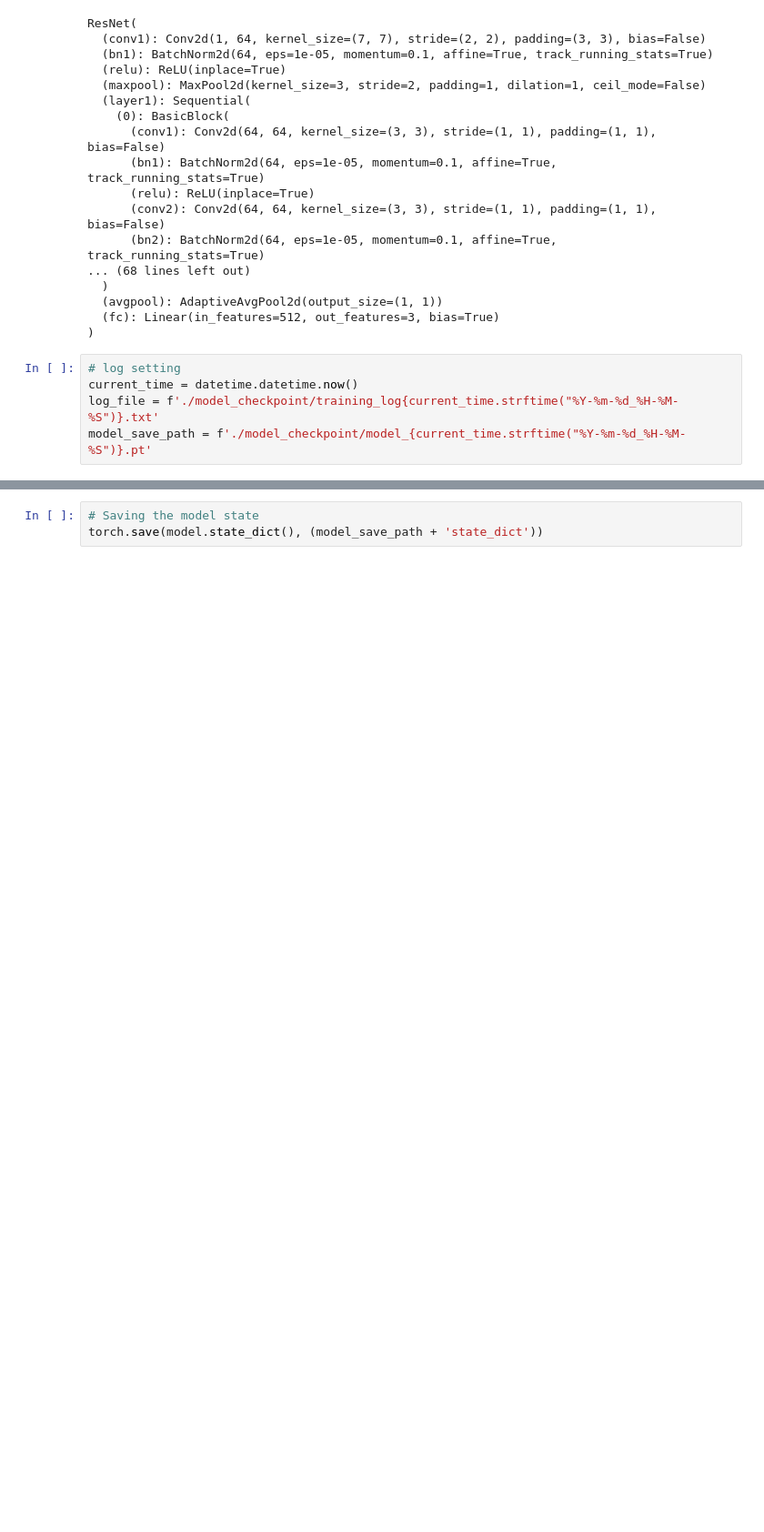
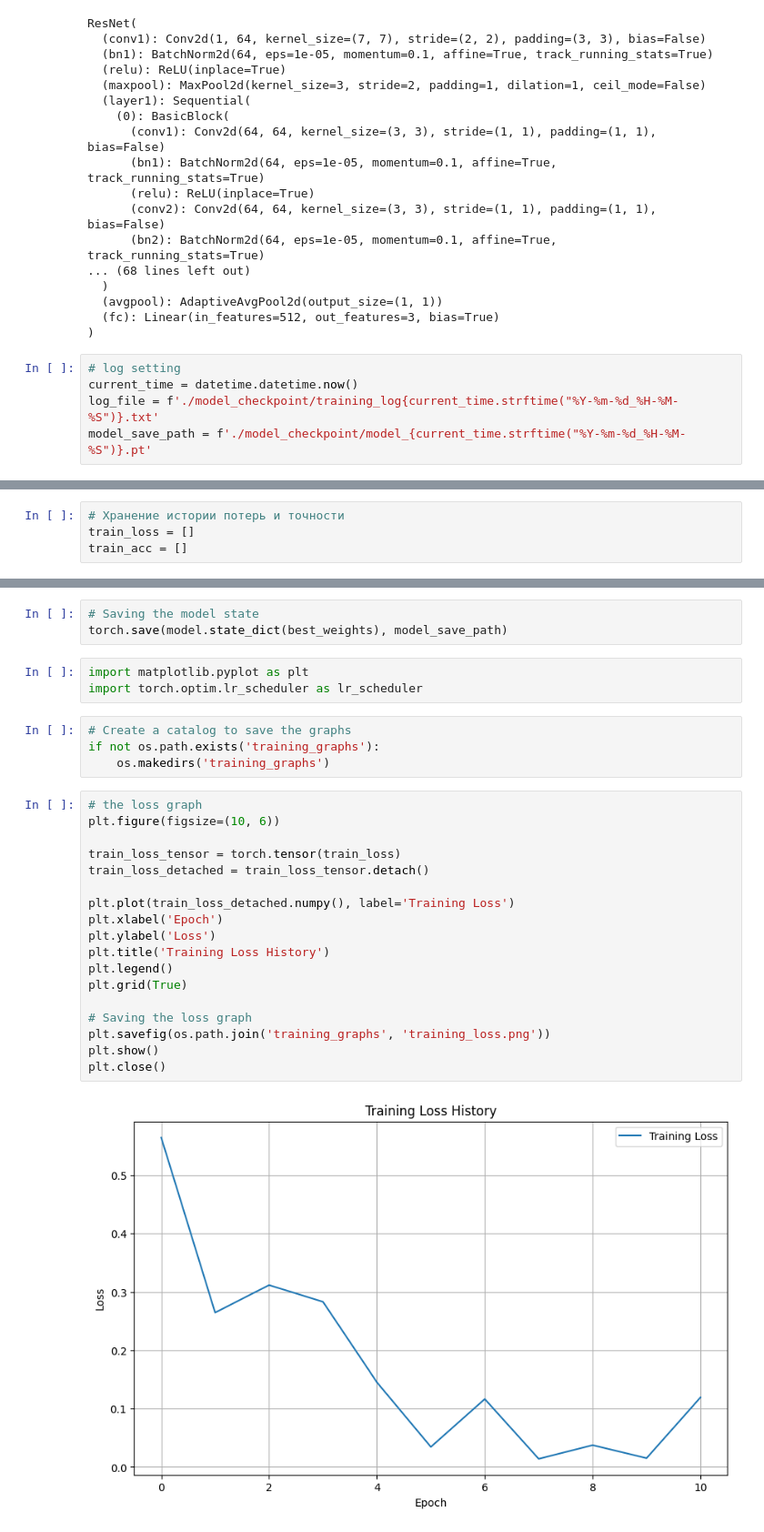
Before and after one commit to ilkinnabiev/fault_recognition, a Jupyter notebook: classification_model.ipynb, the cells around one changed output, grey strips where cells are left out. Shown at 91% size. Saved outputs shown, nothing was run; the diff lists cells and outputs as text; blank space fills up the shorter version.

```diff
--- a/classification_model.ipynb
+++ b/classification_model.ipynb
@@ -221,0 +218,4 @@ torch.save({'model': model, 'optimizer': optimizer}, (model_save_path + '_and_op
+# %%
+# Хранение истории потерь и точности
+train_loss = []
+train_acc = []
@@ -222,3 +261,30 @@ torch.save({'model': model, 'optimizer': optimizer}, (model_save_path + '_and_op
 # %%
 # Saving the model state
-torch.save(model.state_dict(), (model_save_path + 'state_dict'))
+torch.save(model.state_dict(best_weights), model_save_path)
+# %%
+import matplotlib.pyplot as plt
+import torch.optim.lr_scheduler as lr_scheduler
+# %%
+# Create a catalog to save the graphs
+if not os.path.exists('training_graphs'):
+    os.makedirs('training_graphs')
+# %%
+# the loss graph
+plt.figure(figsize=(10, 6))
+
+train_loss_tensor = torch.tensor(train_loss)
+train_loss_detached = train_loss_tensor.detach()
+
+plt.plot(train_loss_detached.numpy(), label='Training Loss')
+plt.xlabel('Epoch')
+plt.ylabel('Loss')
+plt.title('Training Loss History')
+plt.legend()
+plt.grid(True)
+
+# Saving the loss graph
+plt.savefig(os.path.join('training_graphs', 'training_loss.png'))
+plt.show()
+plt.close()
+# %% [output]
+[figure, added]
```
Also changed, not shown: parts of 9 cells of this notebook, 7 other files.
